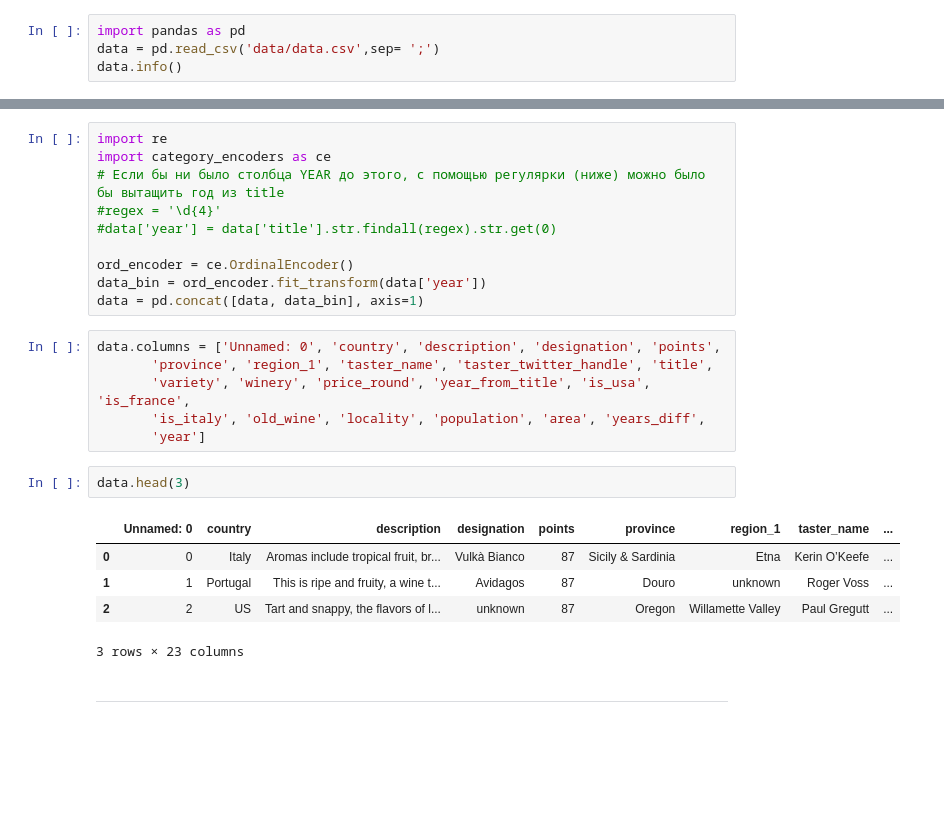
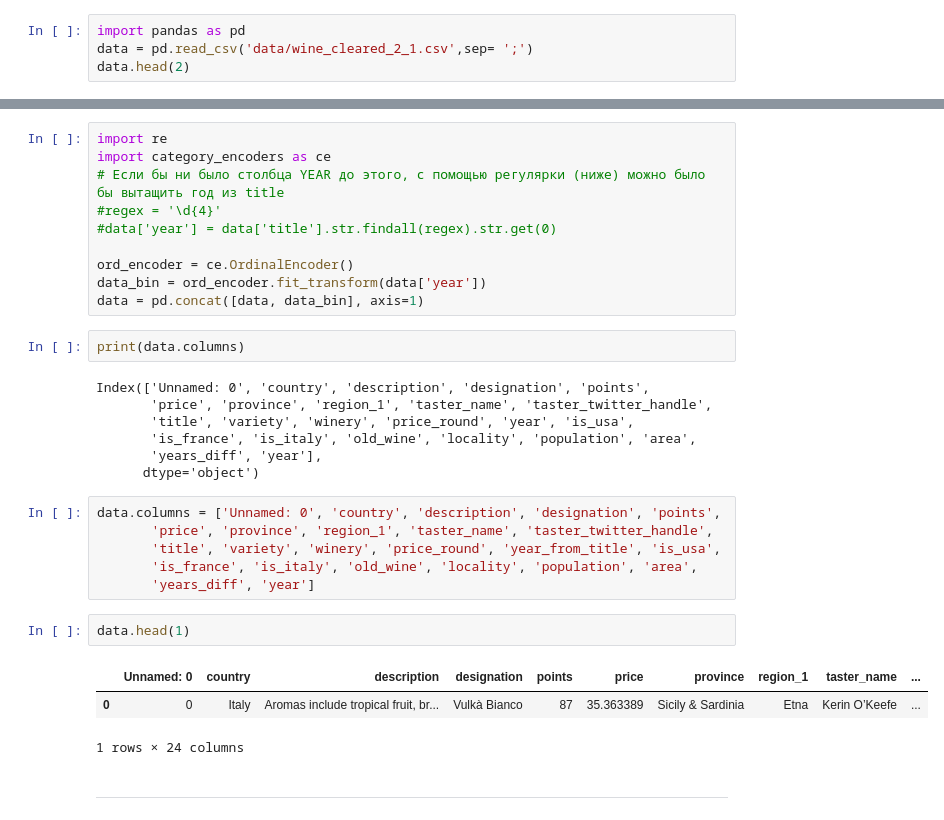
Before and after one commit to vavilove001-lab/sf_data_science, a Jupyter notebook: Notes/14_EDA/5_Кодир_преобраз_признаков.ipynb, the cells around one changed output, grey strips where cells are left out. Saved outputs shown, nothing was run; the diff lists cells and outputs as text; blank space fills up the shorter version.

```diff
--- a/Notes/14_EDA/5_Кодир_преобраз_признаков.ipynb
+++ b/Notes/14_EDA/5_Кодир_преобраз_признаков.ipynb
@@ -1,5 +1,5 @@
 # %%
 import pandas as pd
-data = pd.read_csv('data/data.csv',sep= ';')
-data.info()
+data = pd.read_csv('data/wine_cleared_2_1.csv',sep= ';')
+data.head(2)
 # %% [output]
@@ -135,20 +122,27 @@ import category_encoders as ce
 ord_encoder = ce.OrdinalEncoder()
 data_bin = ord_encoder.fit_transform(data['year'])
 data = pd.concat([data, data_bin], axis=1)
+# %%
+print(data.columns)
+# %% [output]
+Index(['Unnamed: 0', 'country', 'description', 'designation', 'points',
+       'price', 'province', 'region_1', 'taster_name', 'taster_twitter_handle',
+       'title', 'variety', 'winery', 'price_round', 'year', 'is_usa',
+       'is_france', 'is_italy', 'old_wine', 'locality', 'population', 'area',
+       'years_diff', 'year'],
+      dtype='object')
 # %%
 data.columns = ['Unnamed: 0', 'country', 'description', 'designation', 'points',
-       'province', 'region_1', 'taster_name', 'taster_twitter_handle', 'title',
-       'variety', 'winery', 'price_round', 'year_from_title', 'is_usa', 'is_france',
-       'is_italy', 'old_wine', 'locality', 'population', 'area', 'years_diff',
-       'year']
+       'price', 'province', 'region_1', 'taster_name', 'taster_twitter_handle',
+       'title', 'variety', 'winery', 'price_round', 'year_from_title', 'is_usa',
+       'is_france', 'is_italy', 'old_wine', 'locality', 'population', 'area',
+       'years_diff', 'year']
 # %%
-data.head(3)
+data.head(1)
 # %% [output]
-|  | Unnamed: 0 | country | description | designation | points | province | region_1 | taster_name | ... |
-| 0 | 0 | Italy | Aromas include tropical fruit, br... | Vulkà Bianco | 87 | Sicily & Sardinia | Etna | Kerin O’Keefe | ... |
-| 1 | 1 | Portugal | This is ripe and fruity, a wine t... | Avidagos | 87 | Douro | unknown | Roger Voss | ... |
-| 2 | 2 | US | Tart and snappy, the flavors of l... | unknown | 87 | Oregon | Willamette Valley | Paul Gregutt | ... |
+|  | Unnamed: 0 | country | description | designation | points | price | province | region_1 | taster_name | ... |
+| 0 | 0 | Italy | Aromas include tropical fruit, br... | Vulkà Bianco | 87 | 35.363389 | Sicily & Sardinia | Etna | Kerin O’Keefe | ... |
-3 rows × 23 columns
+1 rows × 24 columns
 # %% [markdown]
 ---
 # %% [markdown]
```
Also changed, not shown: parts of 108 cells of this notebook.
